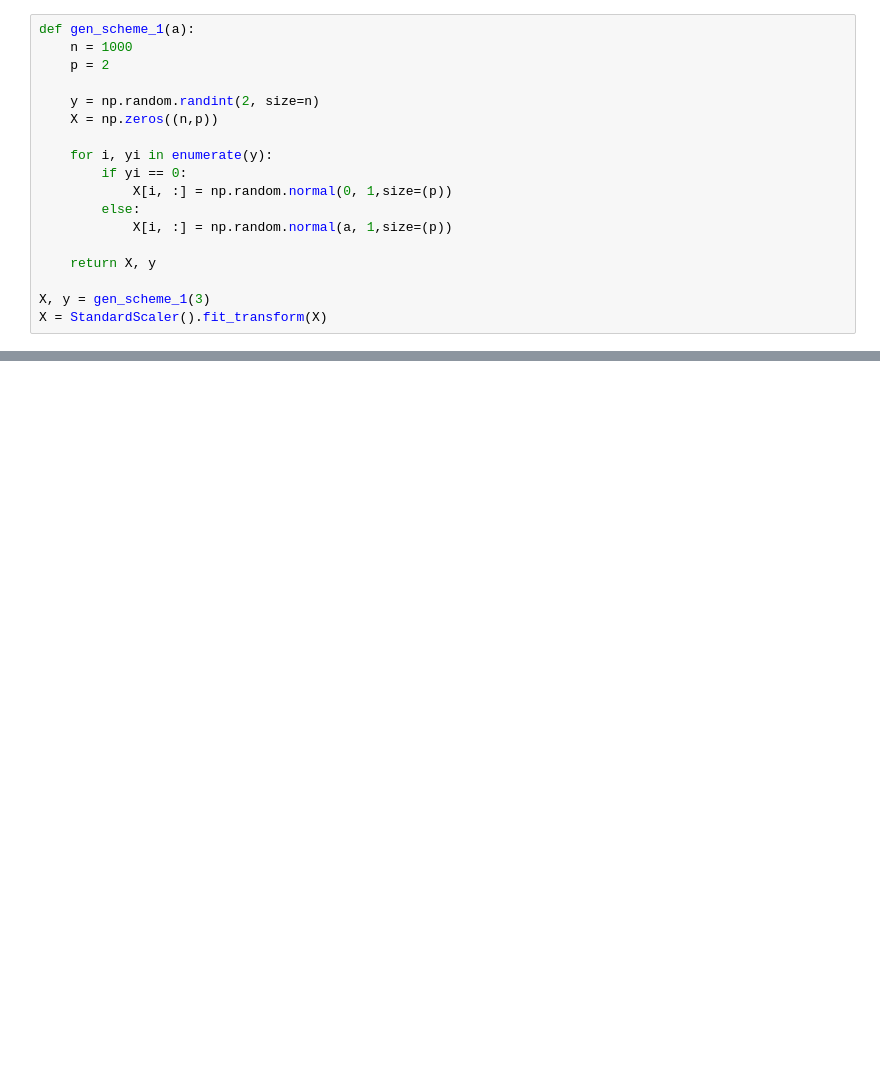
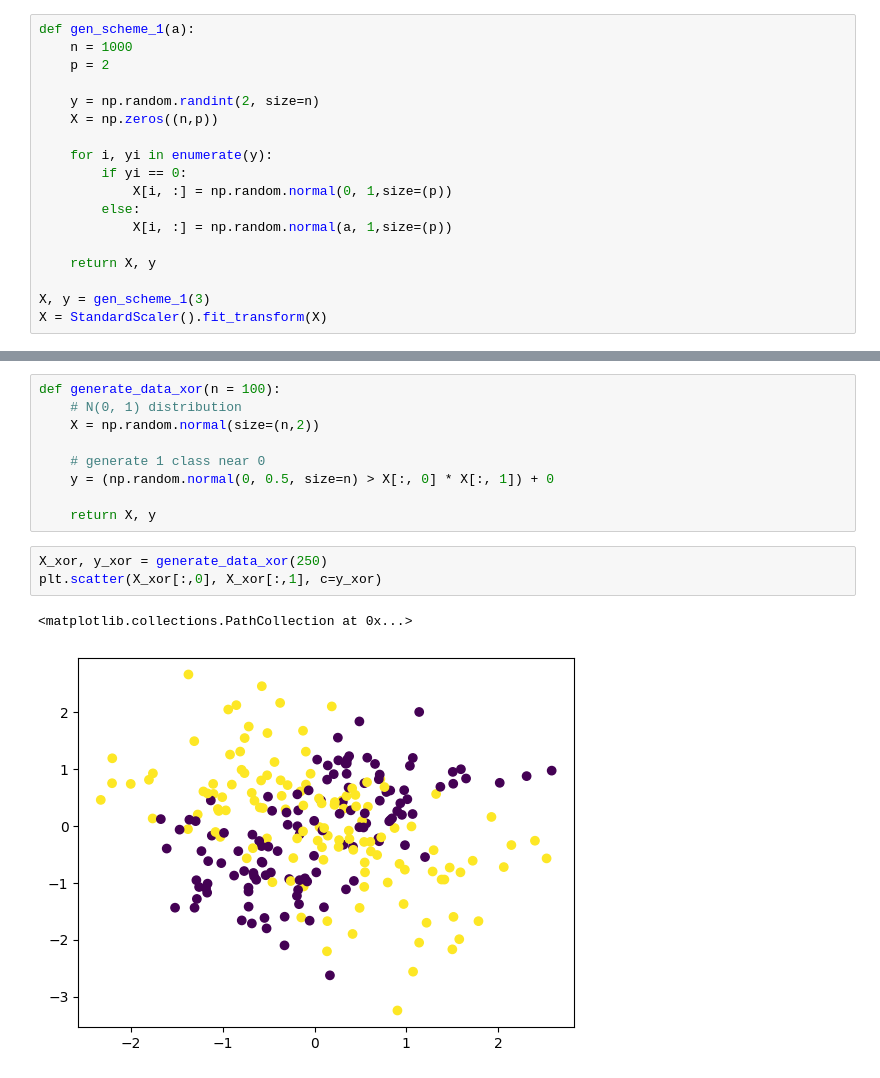
Before and after one commit to jakfol1217/AdvancedML_Project, a Jupyter notebook: aml-project.ipynb, the cells around one changed output, grey strips where cells are left out. Drawn from its saved outputs; the diff is of its cells as text; blank space fills up the shorter version.

```diff
--- a/aml-project.ipynb
+++ b/aml-project.ipynb
@@ -51,0 +95,15 @@ IRLS(fit_intercept="column", interactions=[[0, 1]]).fit(X, y).params()
+# %%
+def generate_data_xor(n = 100):
+    # N(0, 1) distribution
+    X = np.random.normal(size=(n,2))
+
+    # generate 1 class near 0
+    y = (np.random.normal(0, 0.5, size=n) > X[:, 0] * X[:, 1]) + 0
+
+    return X, y
+# %%
+X_xor, y_xor = generate_data_xor(250)
+plt.scatter(X_xor[:,0], X_xor[:,1], c=y_xor)
+# %% [output]
+<matplotlib.collections.PathCollection at 0x...>
+[figure, added]
```
Also changed, not shown: parts of 23 cells of this notebook.
